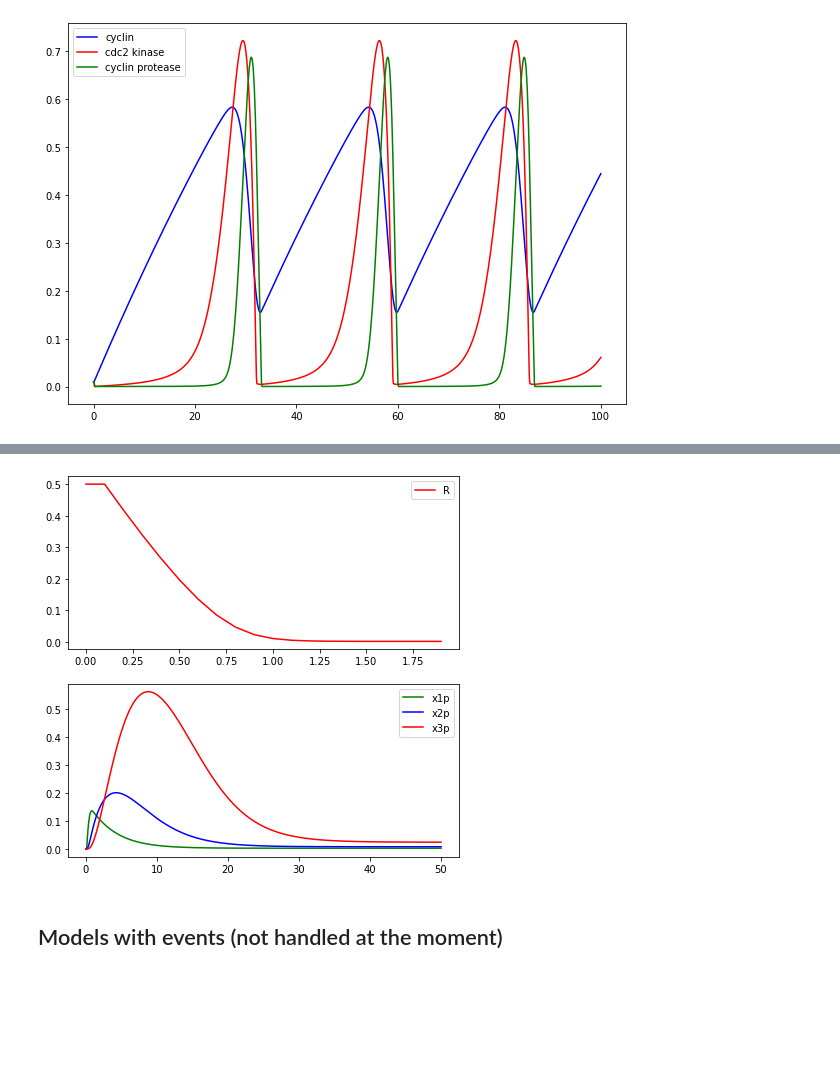
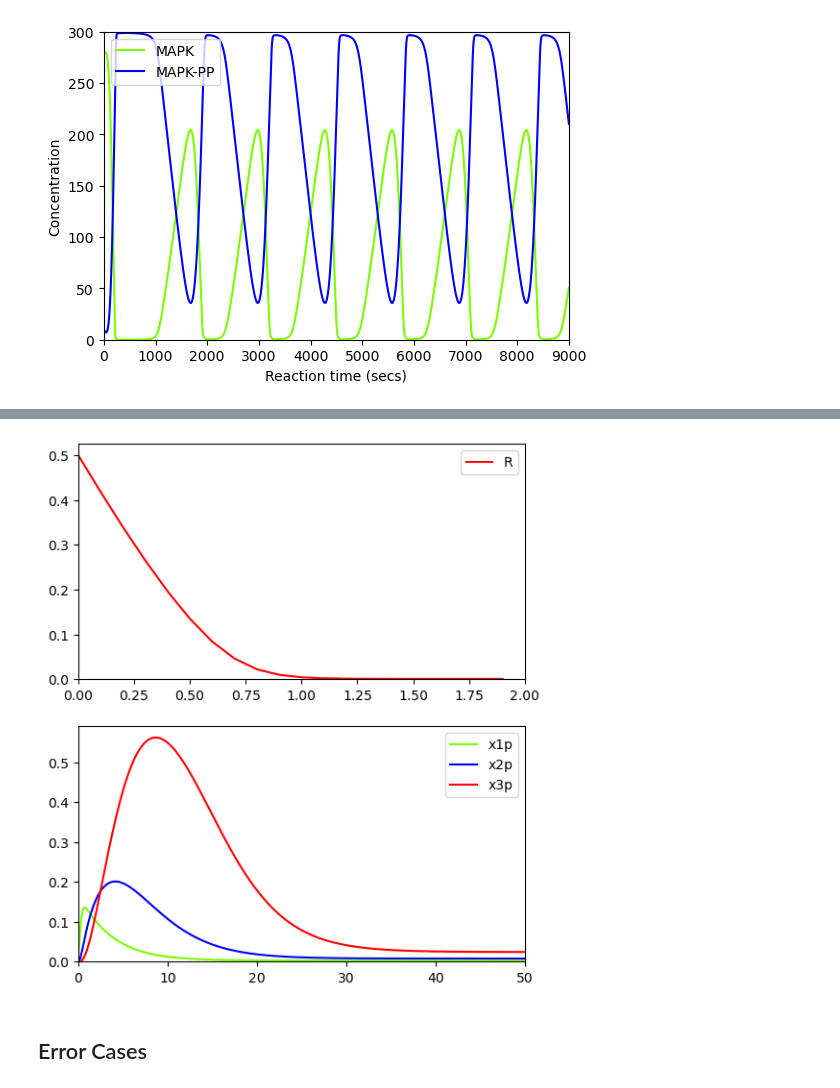
Before and after one commit to flowersteam/sbmltoodejax, a Jupyter notebook: docs/source/tutorials/biomodels_curation.ipynb, the cells around one changed output, grey strips where cells are left out. Drawn from its saved outputs; the diff is of its cells as text; code cells hidden in the pictures; blank space fills up the shorter version.

```diff
--- a/docs/source/tutorials/biomodels_curation.ipynb
+++ b/docs/source/tutorials/biomodels_curation.ipynb
@@ -74,20 +49,16 @@ n_secs = 100
 ys, ws, times = model(int(n_secs / model.deltaT))
 # %%
-plt.figure(figsize=(10, 7))
-plt.plot(times, ys[model.modelstepfunc.y_indexes["C"]], color="blue", label="cyclin")
-plt.plot(
-    times, ys[model.modelstepfunc.y_indexes["M"]], color="red", label="cdc2 kinase"
-)
-plt.plot(
-    times,
-    ys[model.modelstepfunc.y_indexes["X"]],
-    color="green",
-    label="cyclin protease",
-)
+plt.figure(figsize=(6, 4))
+plt.plot(times, ys[model.modelstepfunc.y_indexes["MAPK"]], color="lawngreen", label="MAPK")
+plt.plot(times, ys[model.modelstepfunc.y_indexes["MAPK_PP"]], color="blue", label="MAPK-PP")
+plt.xlim([0,150*60])
+plt.ylim([0,300])
+plt.xlabel("Reaction time (secs)")
+plt.ylabel("Concentration")
 plt.legend()
 plt.show()
 # %% [output]
-[figure, old version]
+[figure, new version]
 # %% [markdown]
 ### Hornberg2005_ERKcascade
 
@@ -99,21 +70,26 @@ model = load_model(84)
 n_secs = 50
 ys, ws, times = model(int(n_secs / model.deltaT))
 # %%
-fig, ax = plt.subplots(2, 1, figsize=(7, 7))
+fig, ax = plt.subplots(2, 1, figsize=(6, 7))
 ax[0].plot(
     times[: int(2 / model.deltaT)],
     ys[model.modelstepfunc.y_indexes["R"], : int(2 / model.deltaT)],
     color="red",
     label="R",
 )
 ax[0].legend()
+ax[0].set_xlim([0.,2])
+ax[0].set_ylim(bottom=0)
 
-ax[1].plot(times, ys[model.modelstepfunc.y_indexes["x1p"]], color="green", label="x1p")
+ax[1].plot(times, ys[model.modelstepfunc.y_indexes["x1p"]], color="lawngreen", label="x1p")
 ax[1].plot(times, ys[model.modelstepfunc.y_indexes["x2p"]], color="blue", label="x2p")
 ax[1].plot(times, ys[model.modelstepfunc.y_indexes["x3p"]], color="red", label="x3p")
 ax[1].legend()
+ax[1].set_xlim([0.,50])
+ax[1].set_ylim(bottom=0)
+
 plt.show()
 # %% [output]
-[figure, old version]
+[figure, new version]
 # %% [markdown]
-## Models with events (not handled at the moment)
+## Error Cases
```
Also changed, not shown: parts of 20 cells of this notebook, 6 other files.
